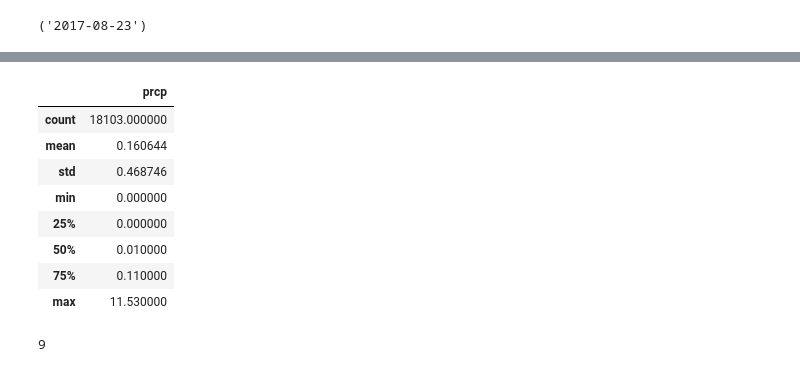
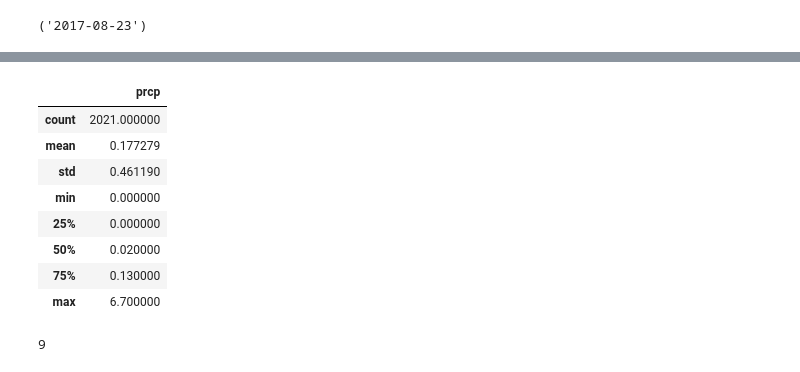
Before and after one commit to short4/UCIHomework-LCanfield, a Jupyter notebook: sqlalchemy-challenge/climate_starter.ipynb, the cells around one changed output, grey strips where cells are left out. Drawn from its saved outputs; the diff is of its cells as text; code cells hidden in the pictures.

```diff
--- a/sqlalchemy-challenge/climate_starter.ipynb
+++ b/sqlalchemy-challenge/climate_starter.ipynb
@@ -114,10 +92,13 @@ last_date
 # %% [output]
 ('2017-08-23')
 # %%
+# Design a query to retrieve the last 12 months of precipitation data and plot the results
 # Perform a query to retrieve the data and precipitation scores
-precipitation = session.query(measurement.date, measurement.prcp)
 # Save the query results as a Pandas DataFrame and set the index to the date column
-preciptitation_df = pd.read_sql(precipitation.statement, precipitation.session.bind).set_index('date')
 # Sort the dataframe by date
-preciptitation_sorted = preciptitation_df.sort_values('date')
-# Use Pandas Plotting with Matplotlib to plot the data
+
+last_12_months = session.query(measurement.date, measurement.prcp).filter(measurement.date.between('2016-08-23', '2017-08-23'))
+
+last_12_months_df = pd.read_sql(last_12_months.statement, last_12_months.session.bind).dropna()
+last_12_months_sorted = last_12_months_df.sort_values('date')
+last_12_months_sorted.set_index('date', inplace=True)
@@ -139,16 +118,16 @@ preciptitation_sorted = preciptitation_df.sort_values('date')
 # %%
 # Use Pandas to calcualte the summary statistics for the precipitation data
-preciptitation_sorted.describe()
+last_12_months_sorted.describe()
 # %% [output]
 |  | prcp |
-| count | 18103.000000 |
-| mean | 0.160644 |
-| std | 0.468746 |
+| count | 2021.000000 |
+| mean | 0.177279 |
+| std | 0.461190 |
 | min | 0.000000 |
 | 25% | 0.000000 |
-| 50% | 0.010000 |
-| 75% | 0.110000 |
-| max | 11.530000 |
+| 50% | 0.020000 |
+| 75% | 0.130000 |
+| max | 6.700000 |
 # %%
 # Design a query to show how many stations are available in this dataset?
 stations = session.query(measurement).group_by(measurement.station).count()
```
Also changed, not shown: parts of 6 cells of this notebook, 9 other files.
